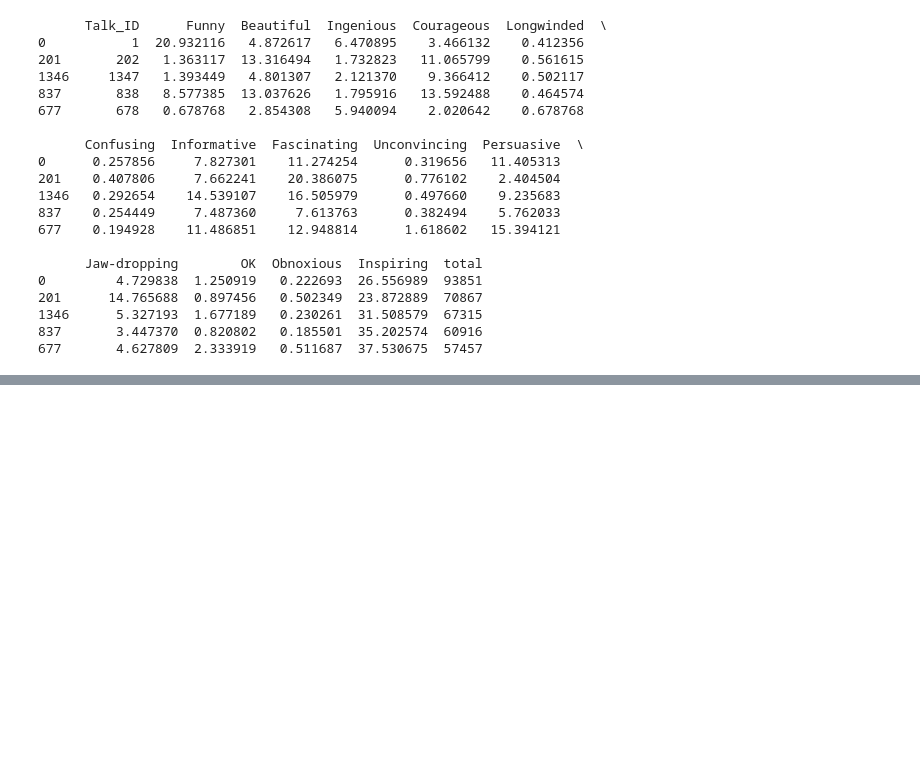
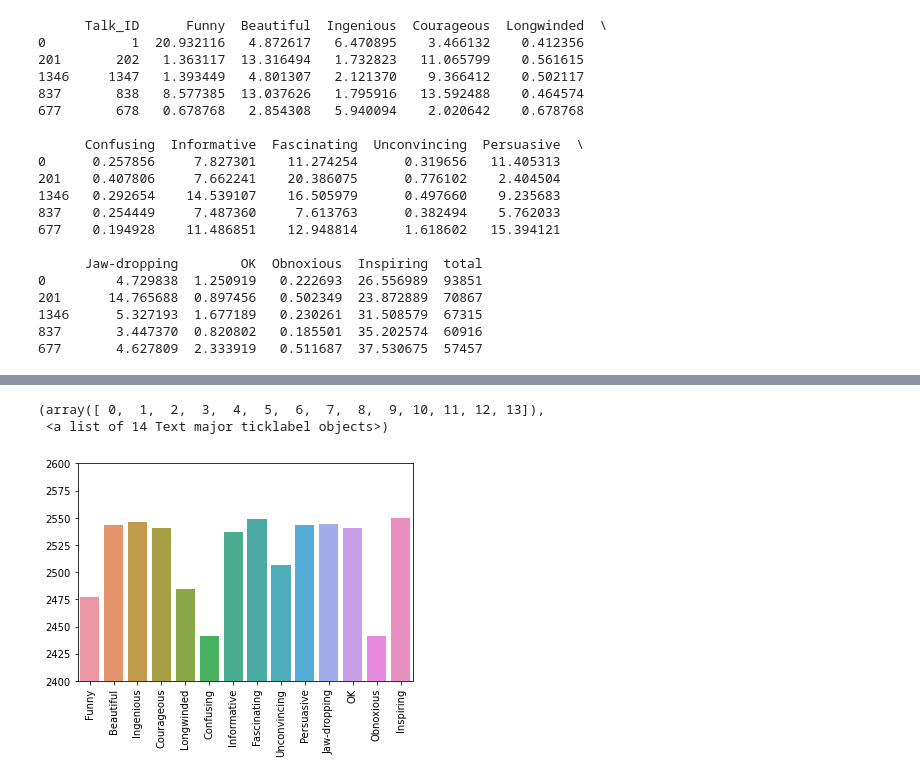
Before and after one commit to vaishakmk/TedTalk-Analysis, a Jupyter notebook: yasaswi.ipynb, the cells around one changed output, grey strips where cells are left out. Cells and saved outputs as stored; diff of their text form; code cells hidden in the pictures; blank space fills up the shorter version.

```diff
--- a/yasaswi.ipynb
+++ b/yasaswi.ipynb
@@ -219,0 +242,14 @@ print (rating_data.head())
+# %%
+count_talks = defaultdict(list)
+for rating in rating_data.columns:
+    if (rating != 'Talk_ID') & (rating != 'total'):
+        count_talks['rating'].append(rating)
+        count_talks['count'].append(rating_data[rating_data[rating] >0][rating].count())
+# %%
+sns.barplot(x="rating", y="count", data=count_talks)
+plt.ylim(2400, 2600)
+plt.xticks(rotation='vertical')
+# %% [output]
+(array([ 0,  1,  2,  3,  4,  5,  6,  7,  8,  9, 10, 11, 12, 13]),
+ <a list of 14 Text major ticklabel objects>)
+[figure, added]
```
Also changed, not shown: parts of 1 cell of this notebook.
